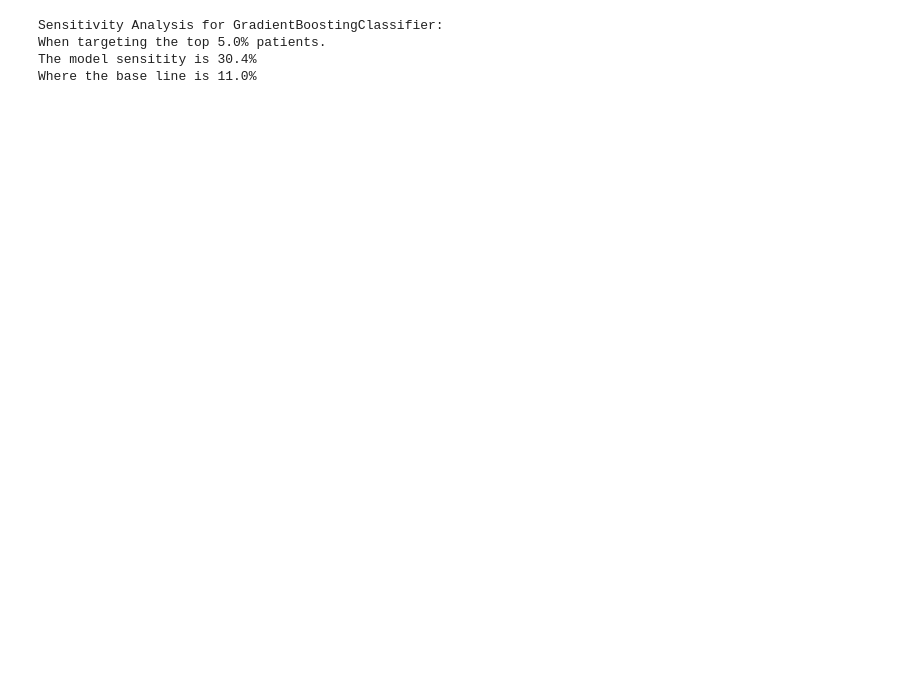
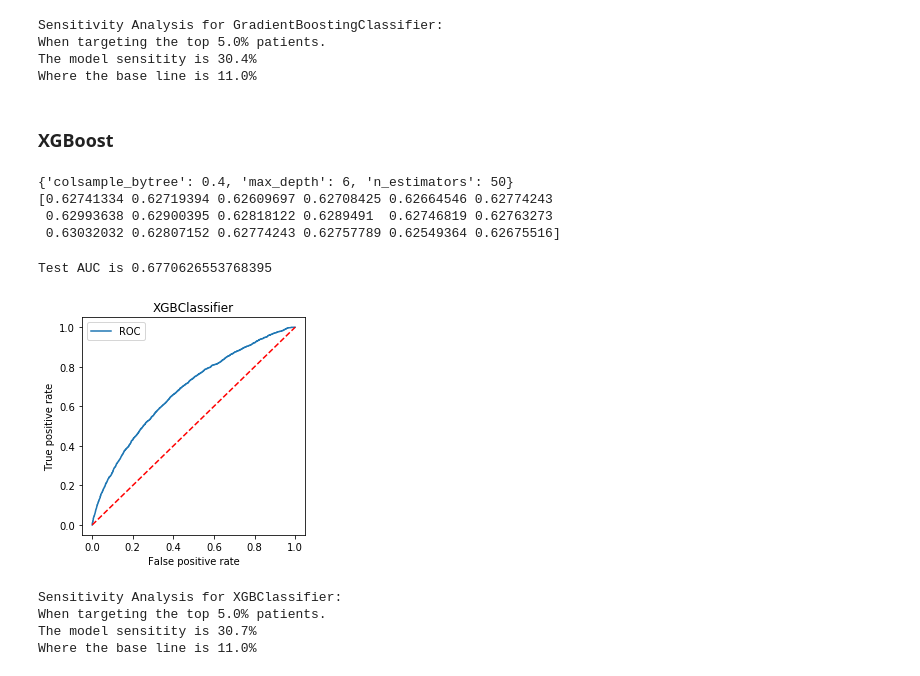
Before and after one commit to wowChelios/DS_TermProject, a Jupyter notebook: EDA_1.ipynb, the cells around one changed output. Drawn from its saved outputs; the diff is of its cells as text; code cells hidden in the pictures; blank space fills up the shorter version.

```diff
--- a/EDA_1.ipynb
+++ b/EDA_1.ipynb
@@ -259,3 +262,34 @@ Sensitivity Analysis for GradientBoostingClassifier:
 When targeting the top 5.0% patients.
 The model sensitity is 30.4%
 Where the base line is 11.0%
+# %% [markdown]
+### XGBoost
+# %%
+from xgboost import XGBClassifier
+xgb = XGBClassifier(silent = 1, eta = 0.05)
+c_b = [0.3, 0.4]
+m_d = [5,6,7]
+n_e = [50,80,100]
+params = {"max_depth": m_d, "n_estimators": n_e, "colsample_bytree": c_b}
+xgb_cv = GridSearchCV(xgb, params, cv = 5, n_jobs = -1)
+xgb_cv.fit(X_train_resped, Y_train_resped)
+print(xgb_cv.best_params_)
+print(xgb_cv.cv_results_['mean_test_score'])
+# %% [output]
+{'colsample_bytree': 0.4, 'max_depth': 6, 'n_estimators': 50}
+[0.62741334 0.62719394 0.62609697 0.62708425 0.62664546 0.62774243
+ 0.62993638 0.62900395 0.62818122 0.6289491  0.62746819 0.62763273
+ 0.63032032 0.62807152 0.62774243 0.62757789 0.62549364 0.62675516]
+# %%
+xgb = xgb_cv.best_estimator_
+plot_auc(xgb)
+# %% [output]
+Test AUC is 0.6770626553768395
+[figure, added]
+# %%
+sensitivity_analysis(xgb, 0.05)
+# %% [output]
+Sensitivity Analysis for XGBClassifier:
+When targeting the top 5.0% patients.
+The model sensitity is 30.7%
+Where the base line is 11.0%
```
Also changed, not shown: parts of 4 cells of this notebook.
